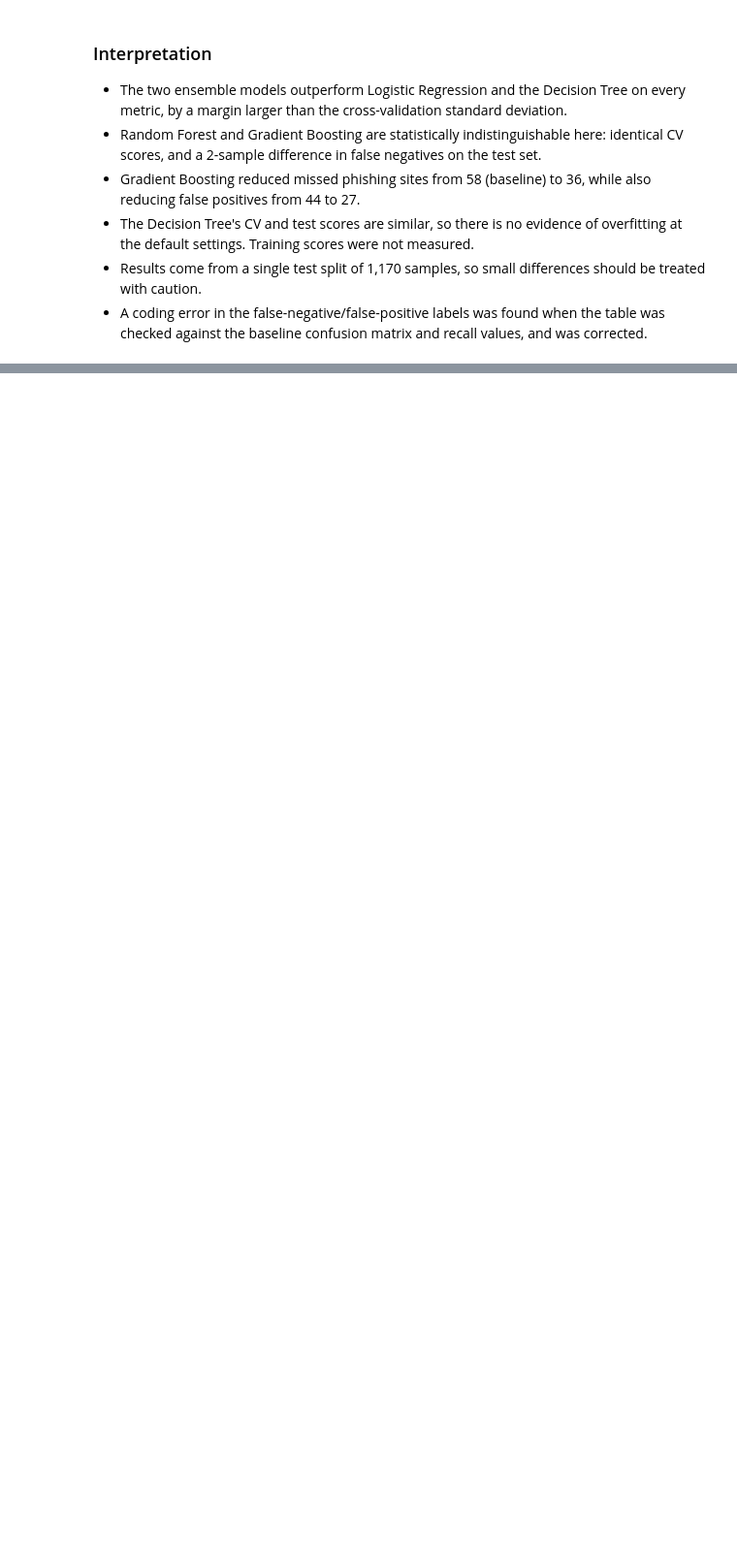
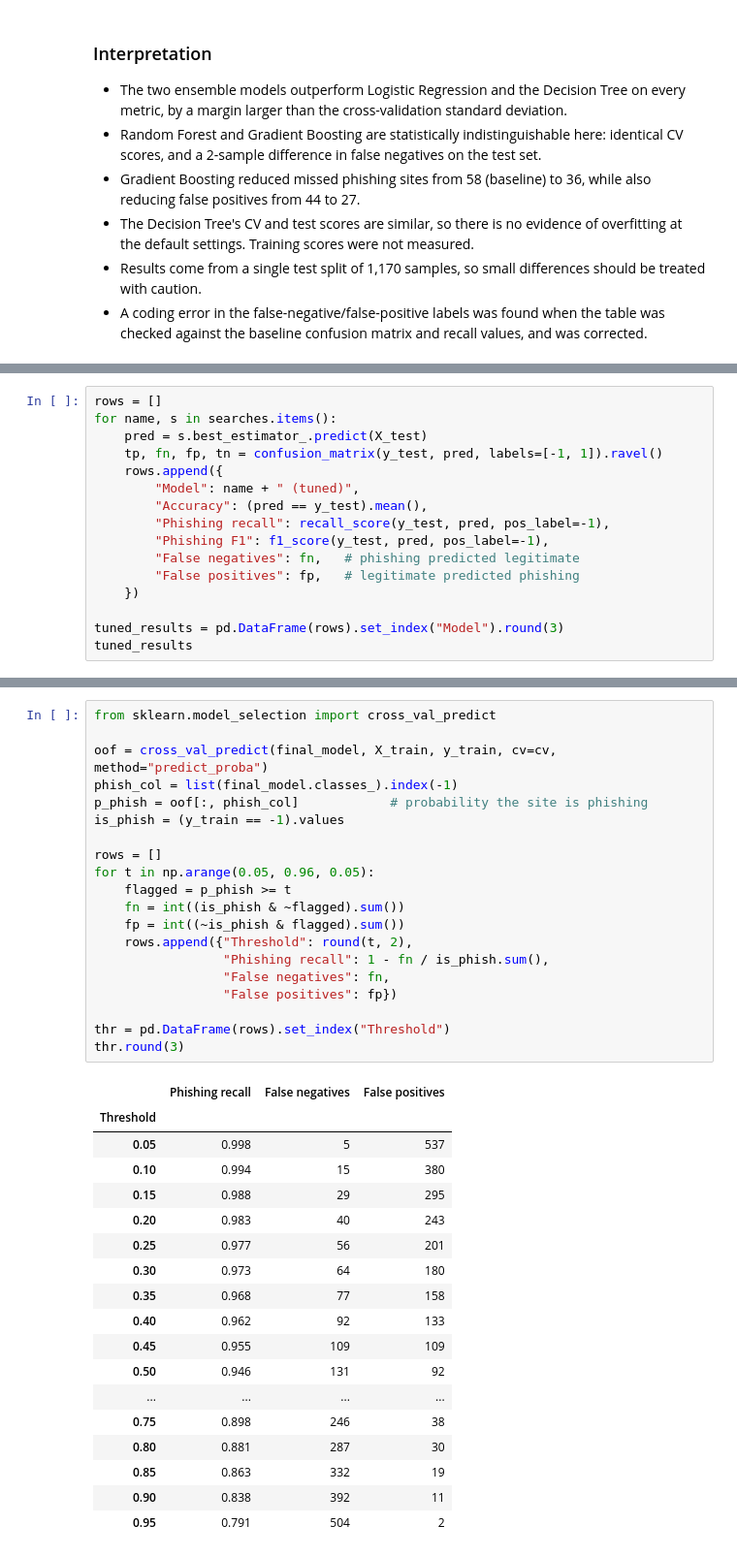
Before and after one commit to Hackme-code/ict606-phishing-detection, a Jupyter notebook: notebooks/02_modelling.ipynb, the cells around one changed output, grey strips where cells are left out. Shown at 97% size. Drawn from its saved outputs; the diff is of its cells as text; blank space fills up the shorter version.

```diff
--- a/notebooks/02_modelling.ipynb
+++ b/notebooks/02_modelling.ipynb
@@ -220,0 +254,16 @@ Four models were compared using 5-fold stratified cross-validation on the traini
+# %%
+rows = []
+for name, s in searches.items():
+    pred = s.best_estimator_.predict(X_test)
+    tp, fn, fp, tn = confusion_matrix(y_test, pred, labels=[-1, 1]).ravel()
+    rows.append({
+        "Model": name + " (tuned)",
+        "Accuracy": (pred == y_test).mean(),
+        "Phishing recall": recall_score(y_test, pred, pos_label=-1),
+        "Phishing F1": f1_score(y_test, pred, pos_label=-1),
+        "False negatives": fn,   # phishing predicted legitimate
+        "False positives": fp,   # legitimate predicted phishing
+    })
+
+tuned_results = pd.DataFrame(rows).set_index("Model").round(3)
+tuned_results
@@ -220,0 +278,39 @@ Four models were compared using 5-fold stratified cross-validation on the traini
+# %%
+from sklearn.model_selection import cross_val_predict
+
+oof = cross_val_predict(final_model, X_train, y_train, cv=cv, method="predict_proba")
+phish_col = list(final_model.classes_).index(-1)
+p_phish = oof[:, phish_col]            # probability the site is phishing
+is_phish = (y_train == -1).values
+
+rows = []
+for t in np.arange(0.05, 0.96, 0.05):
+    flagged = p_phish >= t
+    fn = int((is_phish & ~flagged).sum())
+    fp = int((~is_phish & flagged).sum())
+    rows.append({"Threshold": round(t, 2),
+                 "Phishing recall": 1 - fn / is_phish.sum(),
+                 "False negatives": fn,
+                 "False positives": fp})
+
+thr = pd.DataFrame(rows).set_index("Threshold")
+thr.round(3)
+# %% [output]
+|  | Phishing recall | False negatives | False positives |
+| Threshold |  |  |  |
+| 0.05 | 0.998 | 5 | 537 |
+| 0.10 | 0.994 | 15 | 380 |
+| 0.15 | 0.988 | 29 | 295 |
+| 0.20 | 0.983 | 40 | 243 |
+| 0.25 | 0.977 | 56 | 201 |
+| 0.30 | 0.973 | 64 | 180 |
+| 0.35 | 0.968 | 77 | 158 |
+| 0.40 | 0.962 | 92 | 133 |
+| 0.45 | 0.955 | 109 | 109 |
+| 0.50 | 0.946 | 131 | 92 |
+| ... | ... | ... | ... |
+| 0.75 | 0.898 | 246 | 38 |
+| 0.80 | 0.881 | 287 | 30 |
+| 0.85 | 0.863 | 332 | 19 |
+| 0.90 | 0.838 | 392 | 11 |
+| 0.95 | 0.791 | 504 | 2 |
```
Also changed, not shown: parts of 6 cells of this notebook, 2 other files.
